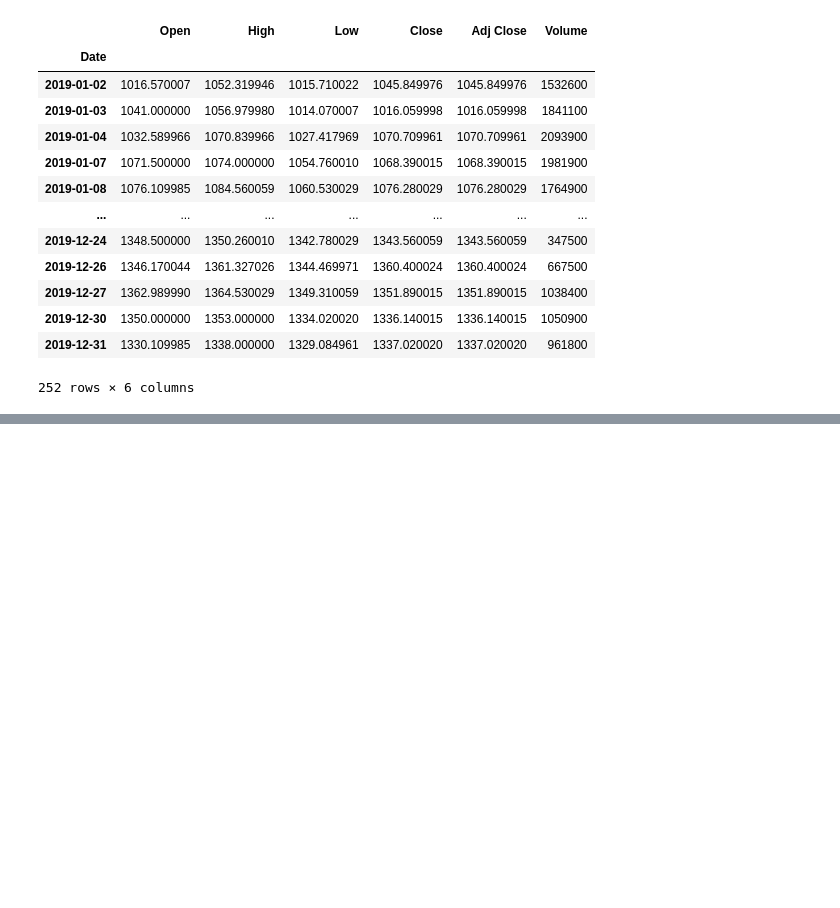
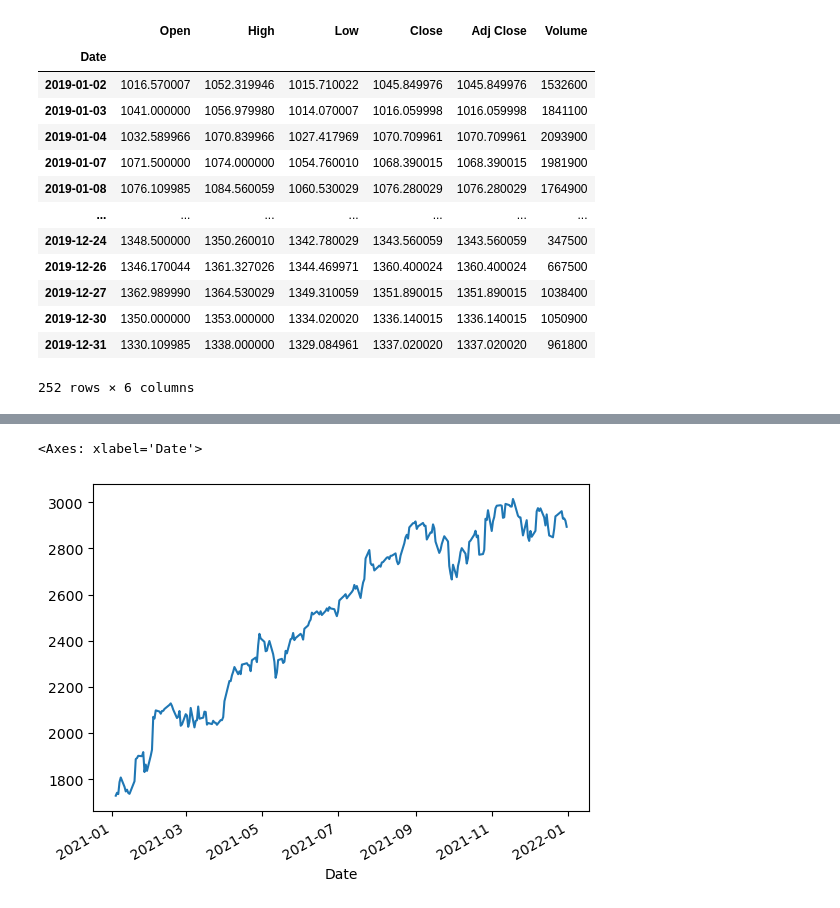
Before and after one commit to VidyanandYadav/Data-science-Journey, a Jupyter notebook: Time_Series_analysis.ipynb, the cells around one changed output, grey strips where cells are left out. Saved outputs shown, nothing was run; the diff lists cells and outputs as text; code cells hidden in the pictures; blank space fills up the shorter version.

```diff
--- a/Time_Series_analysis.ipynb
+++ b/Time_Series_analysis.ipynb
@@ -227,0 +297,6 @@ google.loc['2019']
+# %%
+# Plot for a particular month/year/week
+google.loc['2021']['Close'].plot()
+# %% [output]
+<Axes: xlabel='Date'>
+[figure, added]
```
Also changed, not shown: parts of 31 cells of this notebook.
